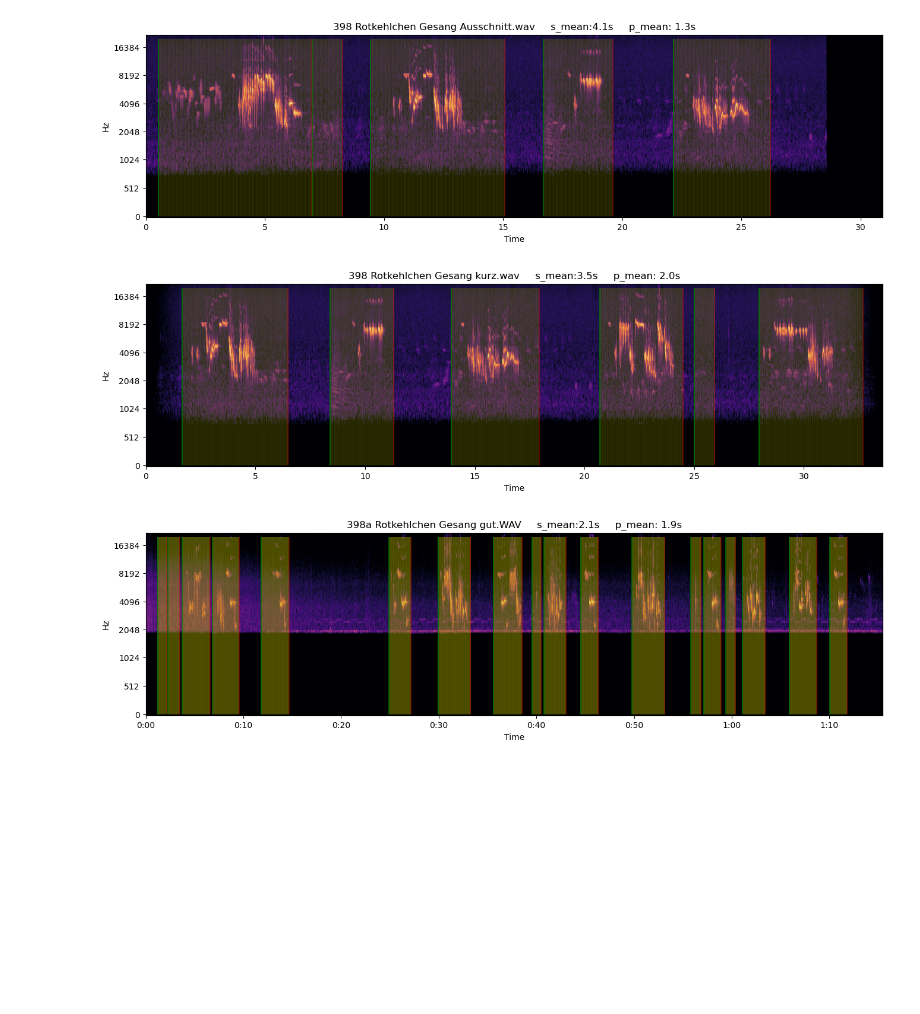
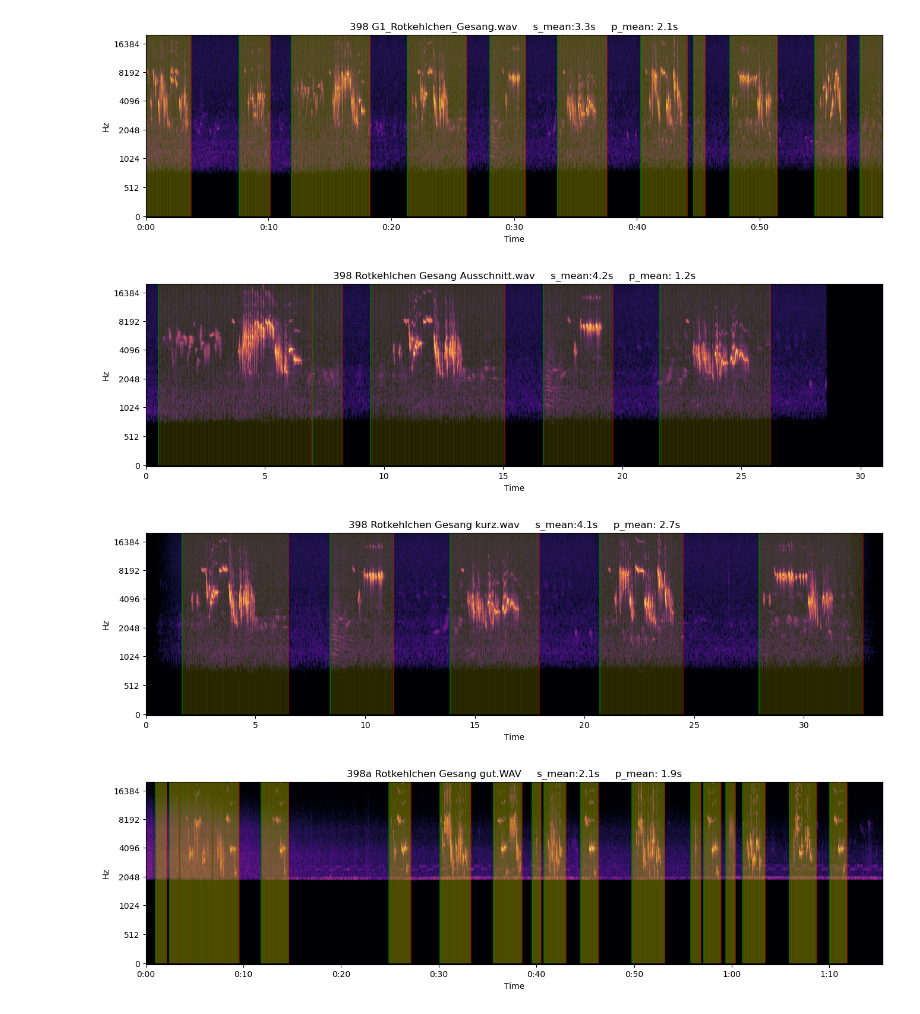
Before and after one commit to Moorboor/AviDex, a Jupyter notebook: scripts/1_preprocessing/Preprocessing.ipynb, the cells around one changed output. Saved outputs shown, nothing was run; the diff lists cells and outputs as text; code cells hidden in the pictures; blank space fills up the shorter version.

```diff
--- a/scripts/1_preprocessing/Preprocessing.ipynb
+++ b/scripts/1_preprocessing/Preprocessing.ipynb
@@ -16,14 +20,14 @@ class AudioWorker():
 
         self.sample_rate, self.samples = wavfile.read(audio_path)
         if len(self.samples.shape)==2:
-            self.samples = np.array(self.samples[:,0], dtype=float)     # make it 1D
+            self.samples = np.array(self.samples[:,0], dtype=float)
         else: self.samples = np.array(self.samples, dtype=float)
+
 
     def get_mel_specs(self):
         specs = librosa.feature.melspectrogram(y=self.samples, sr=self.sample_rate, n_mels=128, fmax=20000)
         specs_dB = librosa.power_to_db(specs, ref=np.max)
         return specs_dB
-
 
 
     def segmentation(self, specs, save_fig=False):
@@ -33,7 +37,7 @@ class AudioWorker():
 
         cut_indices = np.convolve(cut_indices, np.ones(10), mode="same")        # erosion
         cut_indices = np.where(cut_indices==10, 1, 0)
-        cut_indices = np.convolve(cut_indices, np.ones(80), mode="same")        # dilatation -> establishes padding after onset and before offset, remaining signals are elongated to be at least 80 "segments" long
+        cut_indices = np.convolve(cut_indices, np.ones(80), mode="same")        # dilation -> establishes padding after onset and before offset, remaining signals are elongated to be at least 80 "segments" long
         cut_indices = np.where(cut_indices>=1, 1, 0)
 
         # To get on and offsets
@@ -58,16 +62,14 @@ class AudioWorker():
         intervals = (times[onsets], times[offsets])
         onsets, offsets = list(intervals[0]), list(intervals[1])
 
-        # original code, resulting in negative times
-        # pauses = [onset-offset for onset, offset in zip(onsets, offsets)]
-        # onsets.insert(0,0)
-        # singing = [-(onset-offset) for onset, offset in zip(onsets, offsets)]
+        if onsets[0] > offsets[0]: onsets.insert(0,0)
 
         singing = [(offset-onset) for onset, offset in zip(onsets, offsets)]
         pauses = [(onset-offset) for onset, offset in zip(onsets[1:], offsets)]
 
         ax.set_title(f"{os.path.basename(self.audio_path)}     s_mean:{np.array(singing).mean():.1f}s     p_mean: {np.array(pauses).mean():.1f}s")
-        return intervals
+
+        return onsets, offsets, singing, pauses
 
 
     def spec_freq_peaks(self, specs, save_fig=False):
@@ -88,15 +90,18 @@ class AudioWorker():
         plt.suptitle(os.path.basename(self.audio_path))
         if save_fig: plt.savefig(f"{os.path.join(OUT_PATH, os.path.basename(self.audio_path))}-freq_peaks.png")
 # %%
-# init dict: CODE here
-for fname in os.listdir(SRC_PATH)[1:4]:
+intervals_dict = {}
+for fname in os.listdir(SRC_PATH)[:]:
     if fname.lower().endswith(".wav"):
         audio_path = os.path.join(SRC_PATH, fname)
         audioWorker = AudioWorker(audio_path=audio_path)
         specs = audioWorker.get_mel_specs()
         # audioWorker.plot_mel_spec(specs, save_fig=False)
         intervals = audioWorker.segmentation(specs, save_fig=False)
+        fname = fname.removesuffix('.wav')
+        intervals_dict[fname] = intervals
 # %% [output]
-[figure, old version]
+[figure, new version]
-[figure, old version]
+[figure, new version]
-[figure, old version]
+[figure, new version]
+[figure, added]
```
Also changed, not shown: parts of 20 cells of this notebook.
